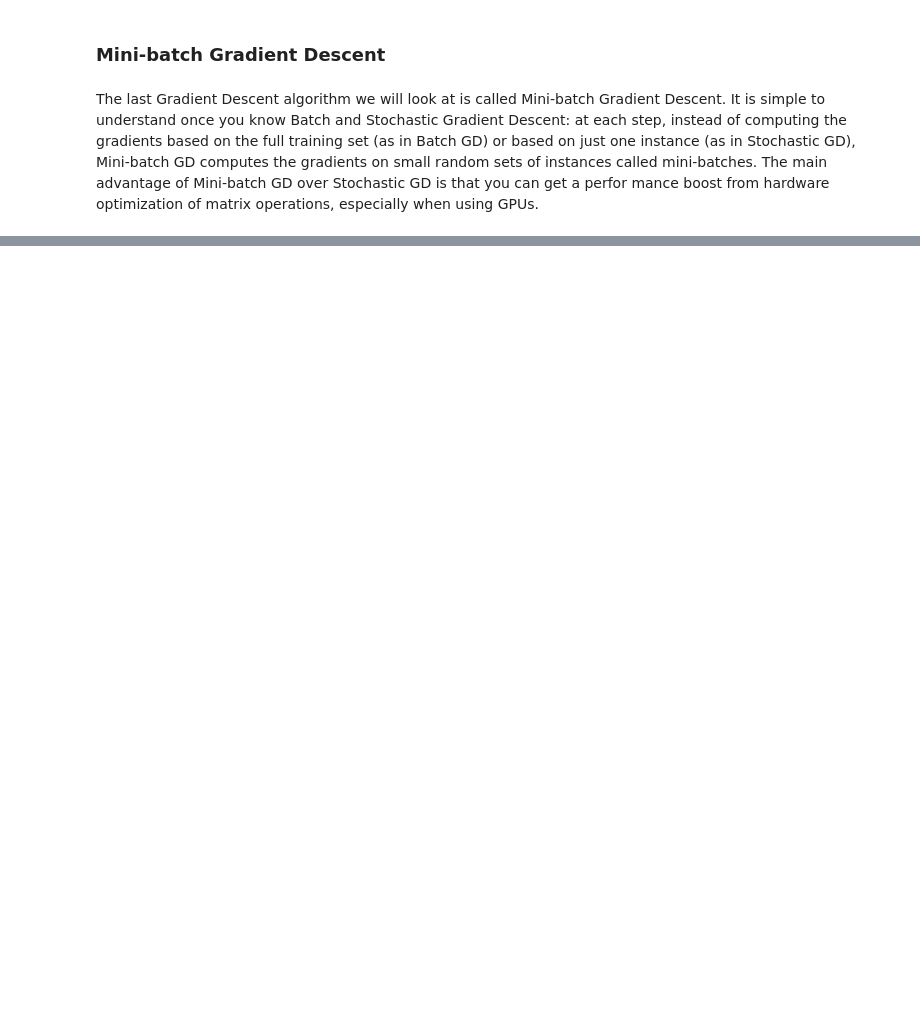
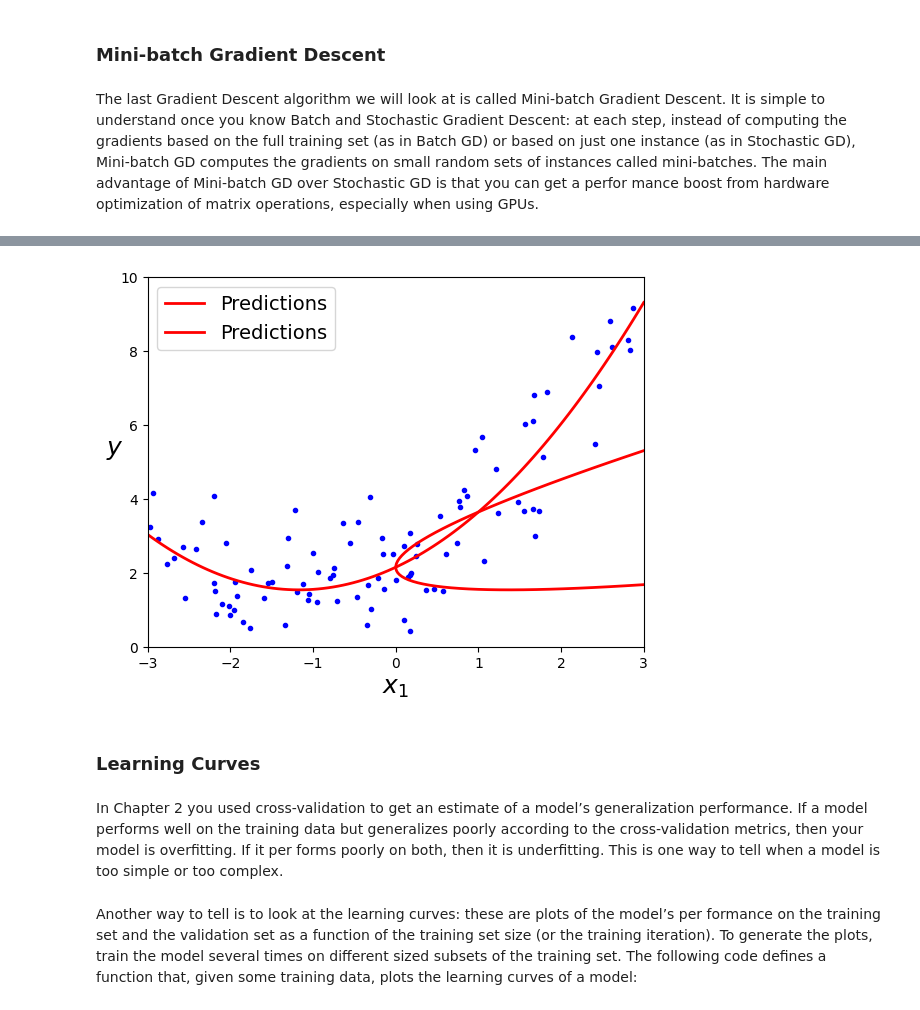
Before and after one commit to ManasviKumar19/Machine-Learning-using-Scikit-Learn, a Jupyter notebook: Chapter4.ipynb, the cells around one changed output, grey strips where cells are left out. Saved outputs shown, nothing was run; the diff lists cells and outputs as text; code cells hidden in the pictures; blank space fills up the shorter version.

Commit message:
Added chapter 4

```diff
--- a/Chapter4.ipynb
+++ b/Chapter4.ipynb
@@ -102,0 +173,3 @@ mance boost from hardware optimization of matrix operations, especially when usi
+# %%
+X_new=np.linspace(-3, 3, 100).reshape(100, 1)
+X_new
@@ -102,0 +194,5 @@ mance boost from hardware optimization of matrix operations, especially when usi
+# %%
+X_new_poly = poly_features.transform(X_new)
+# %%
+y_new = lin_reg.predict(X_new_poly)
+y_new
@@ -102,0 +217,25 @@ mance boost from hardware optimization of matrix operations, especially when usi
+# %%
+plt.plot(X, y, "b.")
+plt.plot(X_new_poly, y_new, "r-", linewidth=2, label="Predictions")
+plt.xlabel("$x_1$", fontsize=18)
+plt.ylabel("$y$", rotation=0, fontsize=18)
+plt.legend(loc="upper left", fontsize=14)
+plt.axis([-3, 3, 0, 10])
+
+plt.show()
+# %% [output]
+[figure, added]
+# %% [markdown]
+### Learning Curves
+# %% [markdown]
+In Chapter 2 you used cross-validation to get an estimate of a model’s generalization
+ performance. If a model performs well on the training data but generalizes poorly
+ according to the cross-validation metrics, then your model is overfitting. If it per
+forms poorly on both, then it is underfitting. This is one way to tell when a model is
+ too simple or too complex.
+# %% [markdown]
+Another way to tell is to look at the learning curves: these are plots of the model’s per
+formance on the training set and the validation set as a function of the training set
+ size (or the training iteration). To generate the plots, train the model several times on
+ different sized subsets of the training set. The following code defines a function that,
+ given some training data, plots the learning curves of a model:
```
Also changed, not shown: parts of 112 cells of this notebook.
